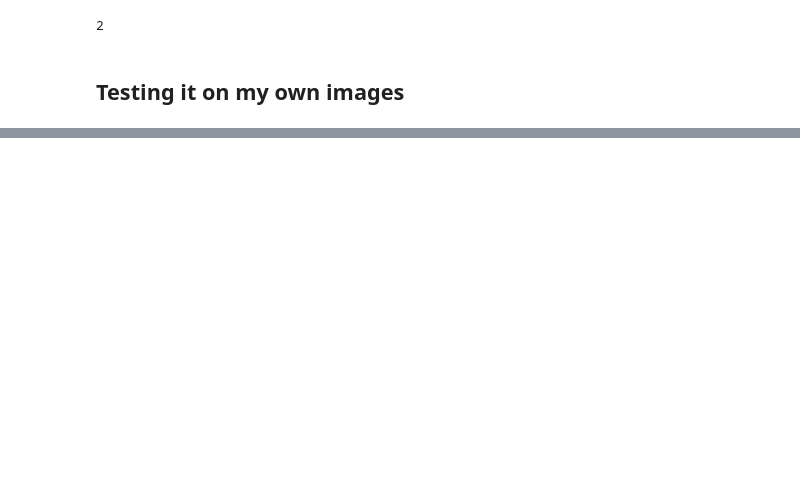
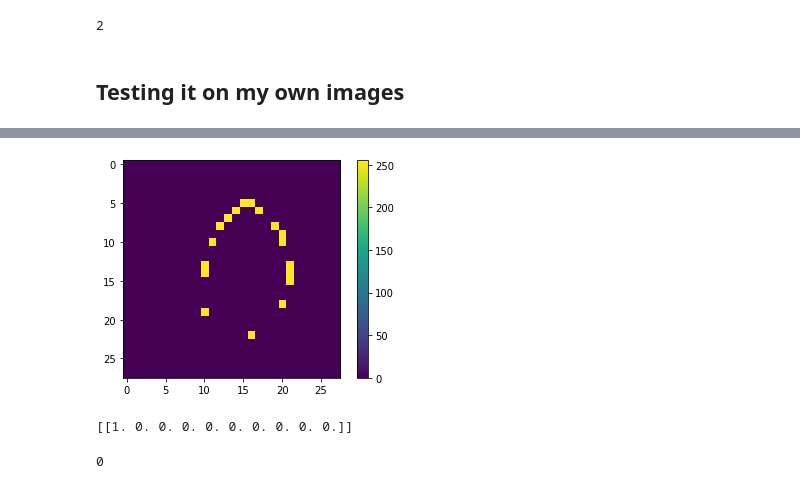
Before and after one commit to TrickyTroll/ML-intro, a Jupyter notebook: OCR.ipynb, the cells around one changed output, grey strips where cells are left out. Cells and saved outputs as stored; diff of their text form; code cells hidden in the pictures; blank space fills up the shorter version.

```diff
--- a/OCR.ipynb
+++ b/OCR.ipynb
@@ -233,0 +337,14 @@ np.argmax(predictions_single[0])
+# %%
+plt.figure()
+plt.imshow(imagem)
+plt.colorbar()
+plt.grid(False)
+plt.show()
+# %% [output]
+[figure, added]
+# %%
+predictions_array = probability_model.predict(img2)
+
+print(predictions_array)
+# %% [output]
+[[1. 0. 0. 0. 0. 0. 0. 0. 0. 0.]]
@@ -233,0 +353,4 @@ np.argmax(predictions_single[0])
+# %%
+predicted_label
+# %% [output]
+0
```
Also changed, not shown: parts of 16 cells of this notebook.
